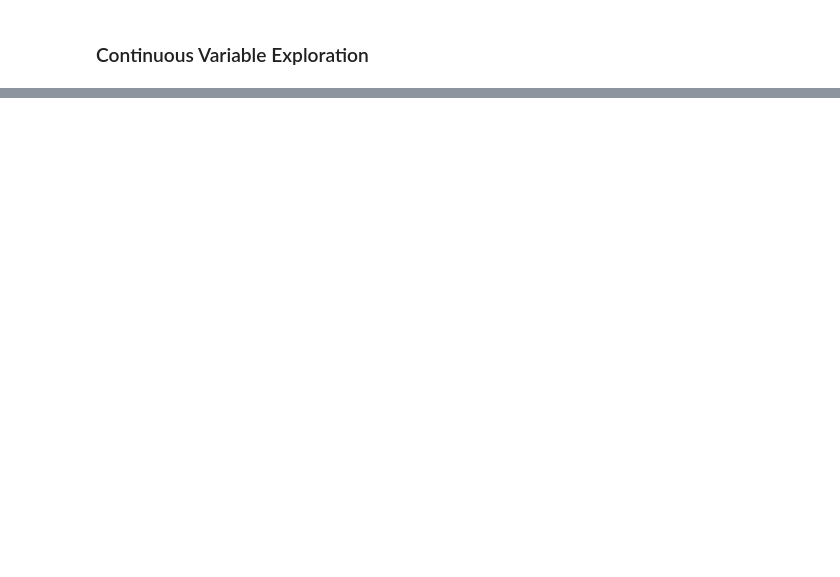
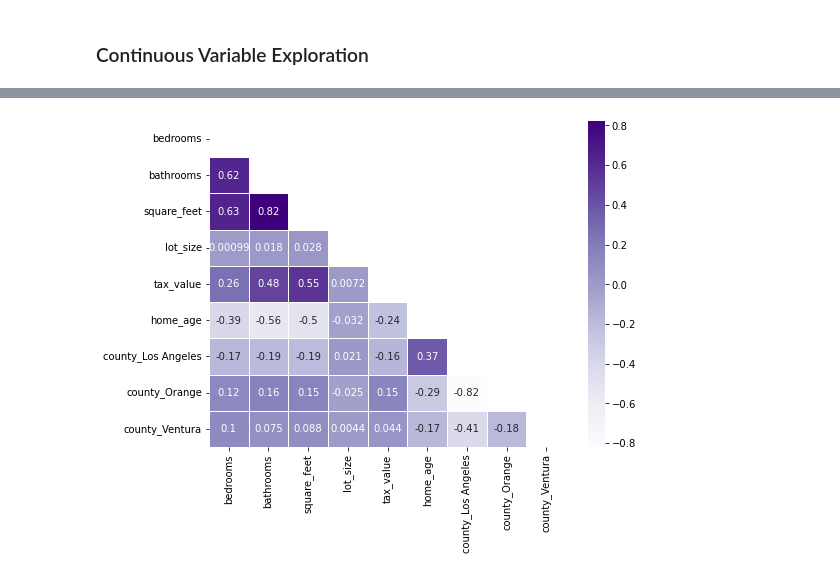
Before and after one commit to cristinalucin/regression-project, a Jupyter notebook: project_workbook.ipynb, the cells around one changed output, grey strips where cells are left out. Cells and saved outputs as stored; diff of their text form; code cells hidden in the pictures; blank space fills up the shorter version.

```diff
--- a/project_workbook.ipynb
+++ b/project_workbook.ipynb
@@ -327,0 +328,8 @@ NameError: name 'y_train' is not defined
+# %%
+#Make dummy variables from county
+train = pd.get_dummies(train, columns=['county'], drop_first=False)
+# %%
+#Drop Columns not needed for modeling
+train = train.drop(['fips', 'latitude', 'longitude', 'year_built', 'transaction_date', 'parcel_id'], axis=1)
+validate = validate.drop(['fips', 'latitude', 'longitude', 'year_built', 'transaction_date', 'parcel_id'], axis=1)
+test = test.drop(['fips', 'latitude', 'longitude', 'year_built', 'transaction_date', 'parcel_id'], axis=1)
@@ -327,0 +342,6 @@ NameError: name 'y_train' is not defined
+# %%
+#Scale our data for modeling
+train, validate, test = m.scale_data(
+    train,validate,test,columns_to_scale=['bedrooms','bathrooms','square_feet','lot_size','home_age'],
+    return_scaler=False
+                                    )
@@ -327,0 +478,6 @@ NameError: name 'y_train' is not defined
+# %%
+#Heatmap
+# Create the correlation matrix for all exams.
+
+zillow_corr = train.corr()
+zillow_corr
@@ -327,0 +495,6 @@ NameError: name 'y_train' is not defined
+# %%
+plt.figure(figsize=(8,6))
+sns.heatmap(zillow_corr, cmap='Purples', annot=True, linewidth=0.5, mask= np.triu(zillow_corr))
+plt.show()
+# %% [output]
+[figure, added]
```
Also changed, not shown: parts of 80 cells of this notebook, 1 other file.
